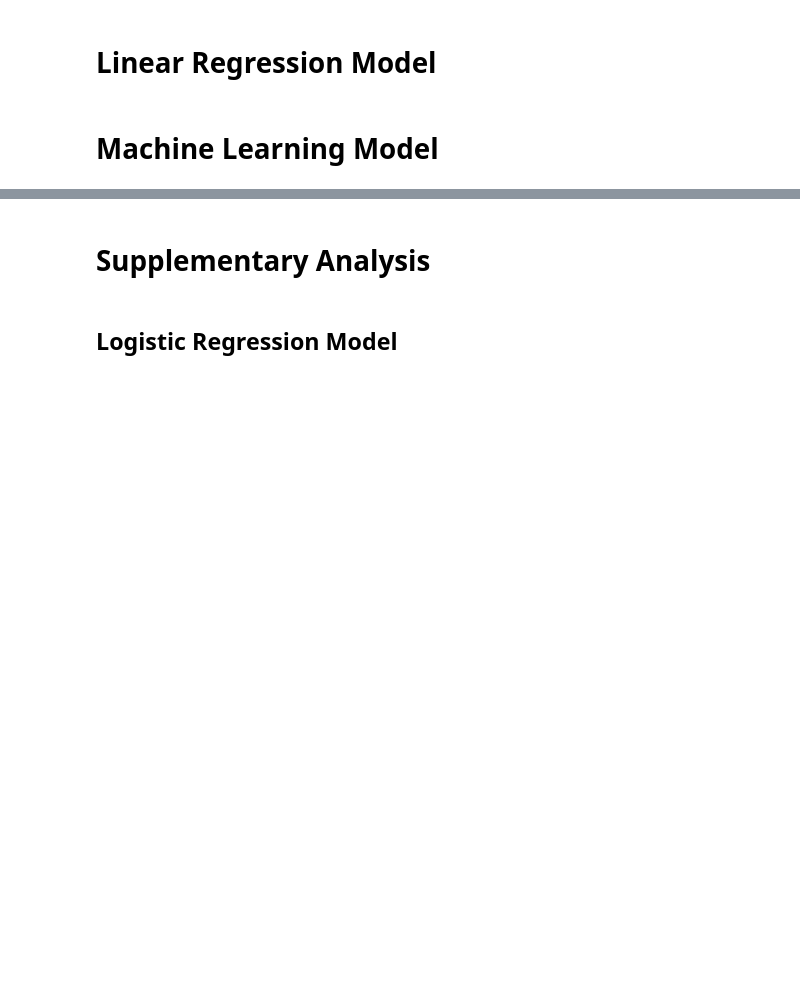
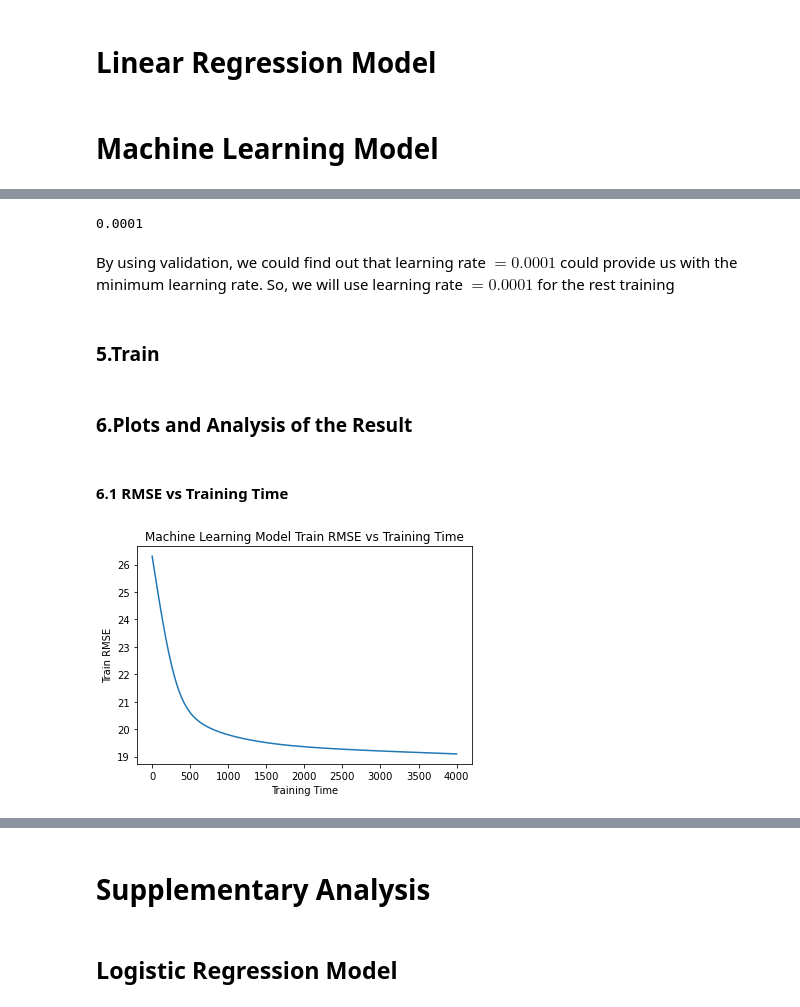
Before and after one commit to zimine/Data200-project, a Jupyter notebook: Final_writeup.ipynb, the cells around one changed output, grey strips where cells are left out. Drawn from its saved outputs; the diff is of its cells as text; code cells hidden in the pictures; blank space fills up the shorter version.

Commit message:
add ml model to final write_up

```diff
--- a/Final_writeup.ipynb
+++ b/Final_writeup.ipynb
@@ -402,0 +427,3 @@ NameError: name 'gdf' is not defined
+# %%
+y_ml = ca_whole_ml.loc[:,['AQI']]
+X_ml= ca_whole_ml.drop(columns = ['County Name', 'Date Local','Category','AQI'])
@@ -402,0 +432,6 @@ NameError: name 'gdf' is not defined
+# %%
+X_train_ml_np, X_test_ml_np, y_train_ml_np, y_test_ml_np = train_test_split(X_ml, y_ml, test_size=0.1)
+X_train_ml = torch.tensor(X_train_ml_np.values.astype(np.float32))
+X_test_ml = torch.tensor(X_test_ml_np.values.astype(np.float32))
+y_train_ml = torch.tensor(y_train_ml_np.values.astype(np.float32))
+y_test_ml = torch.tensor(y_test_ml_np.values.astype(np.float32))
@@ -402,0 +497,47 @@ NameError: name 'gdf' is not defined
+# %%
+learning_rate = learning_rates[valid_rmse.index(np.min(valid_rmse))]
+learning_rate
+# %% [output]
+0.0001
+# %% [markdown]
+By using validation, we could find out that learning rate $=0.0001$ could provide us with the minimum learning rate. So, we will use learning rate $=0.0001$ for the rest training
+# %% [markdown]
+### 5.Train
+# %%
+model_ml = mlmodel()
+train_loss_ml = [None]*4000
+test_loss_ml = [None]*4000
+for t in range(4000):
+    # Forward pass
+    model.eval()
+    y_pred_ml = model(X_train_ml)
+
+    # Compute loss.
+    loss_ml = RMSELoss(y_pred_ml, y_train_ml)
+    # Store Loss
+    train_loss_ml[t] = loss_ml.item()
+    test_loss_ml[t] = RMSELoss(model(X_test_ml), y_test_ml).item()
+
+    # Zero the gradients.
+    model.zero_grad()
+
+    # Backward pass
+    loss_ml.backward()
+
+    # Update weights
+    with torch.no_grad():
+        for param in model.parameters():
+            param -= learning_rate * param.grad
+# %% [markdown]
+### 6.Plots and Analysis of the Result
+# %% [markdown]
+#### 6.1 RMSE vs Training Time
+# %%
+x_ml = np.arange(4000)
+plt.plot(x_ml,train_loss_ml)
+plt.title("Machine Learning Model Train RMSE vs Training Time")
+plt.xlabel("Training Time")
+plt.ylabel("Train RMSE")
+plt.show()
+# %% [output]
+[figure, added]
```
Also changed, not shown: parts of 25 cells of this notebook.
